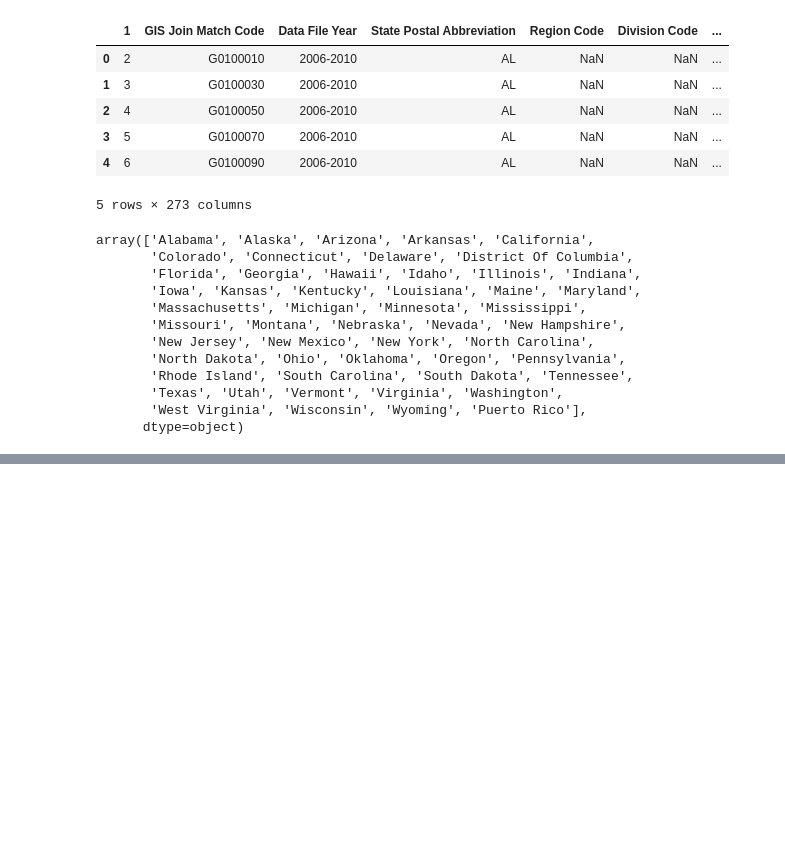
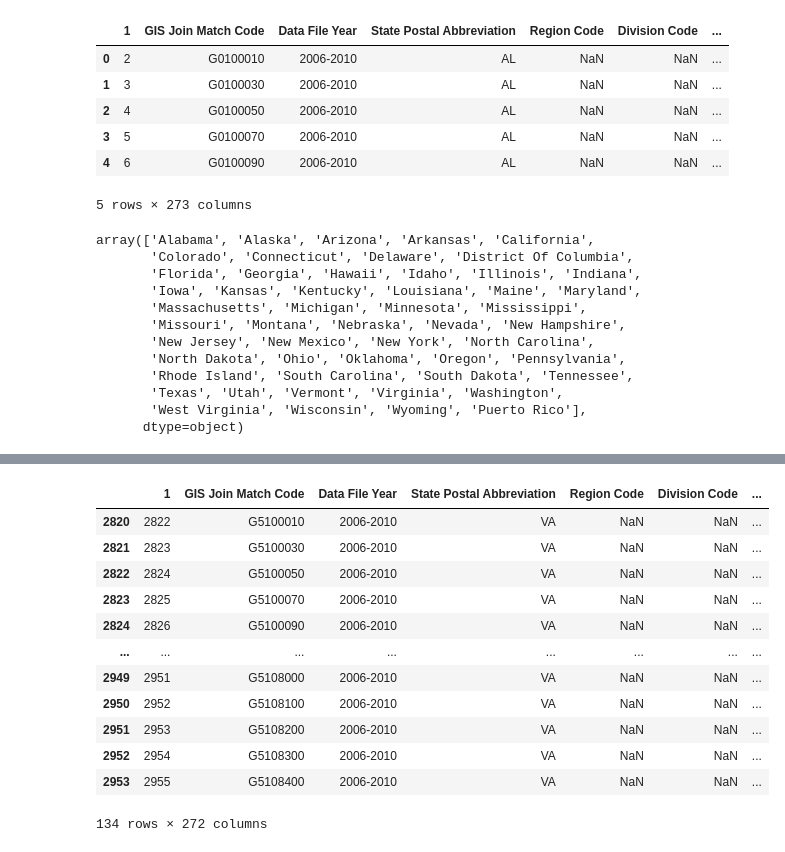
Before and after one commit to amolaka/Notable-Projects, a Jupyter notebook: cleaning_county_data.ipynb, the cells around one changed output, grey strips where cells are left out. Saved outputs shown, nothing was run; the diff lists cells and outputs as text; code cells hidden in the pictures; blank space fills up the shorter version.

```diff
--- a/cleaning_county_data.ipynb
+++ b/cleaning_county_data.ipynb
@@ -43,0 +90,17 @@ array(['Alabama', 'Alaska', 'Arizona', 'Arkansas', 'California',
+# %%
+df2_va = df2[df2['State Name'] == 'Virginia']
+df2_va
+# %% [output]
+|  | 1 | GIS Join Match Code | Data File Year | State Postal Abbreviation | Region Code | Division Code | ... |
+| 2820 | 2822 | G5100010 | 2006-2010 | VA | NaN | NaN | ... |
+| 2821 | 2823 | G5100030 | 2006-2010 | VA | NaN | NaN | ... |
+| 2822 | 2824 | G5100050 | 2006-2010 | VA | NaN | NaN | ... |
+| 2823 | 2825 | G5100070 | 2006-2010 | VA | NaN | NaN | ... |
+| 2824 | 2826 | G5100090 | 2006-2010 | VA | NaN | NaN | ... |
+| ... | ... | ... | ... | ... | ... | ... | ... |
+| 2949 | 2951 | G5108000 | 2006-2010 | VA | NaN | NaN | ... |
+| 2950 | 2952 | G5108100 | 2006-2010 | VA | NaN | NaN | ... |
+| 2951 | 2953 | G5108200 | 2006-2010 | VA | NaN | NaN | ... |
+| 2952 | 2954 | G5108300 | 2006-2010 | VA | NaN | NaN | ... |
+| 2953 | 2955 | G5108400 | 2006-2010 | VA | NaN | NaN | ... |
+134 rows × 272 columns
```
Also changed, not shown: parts of 44 cells of this notebook.
